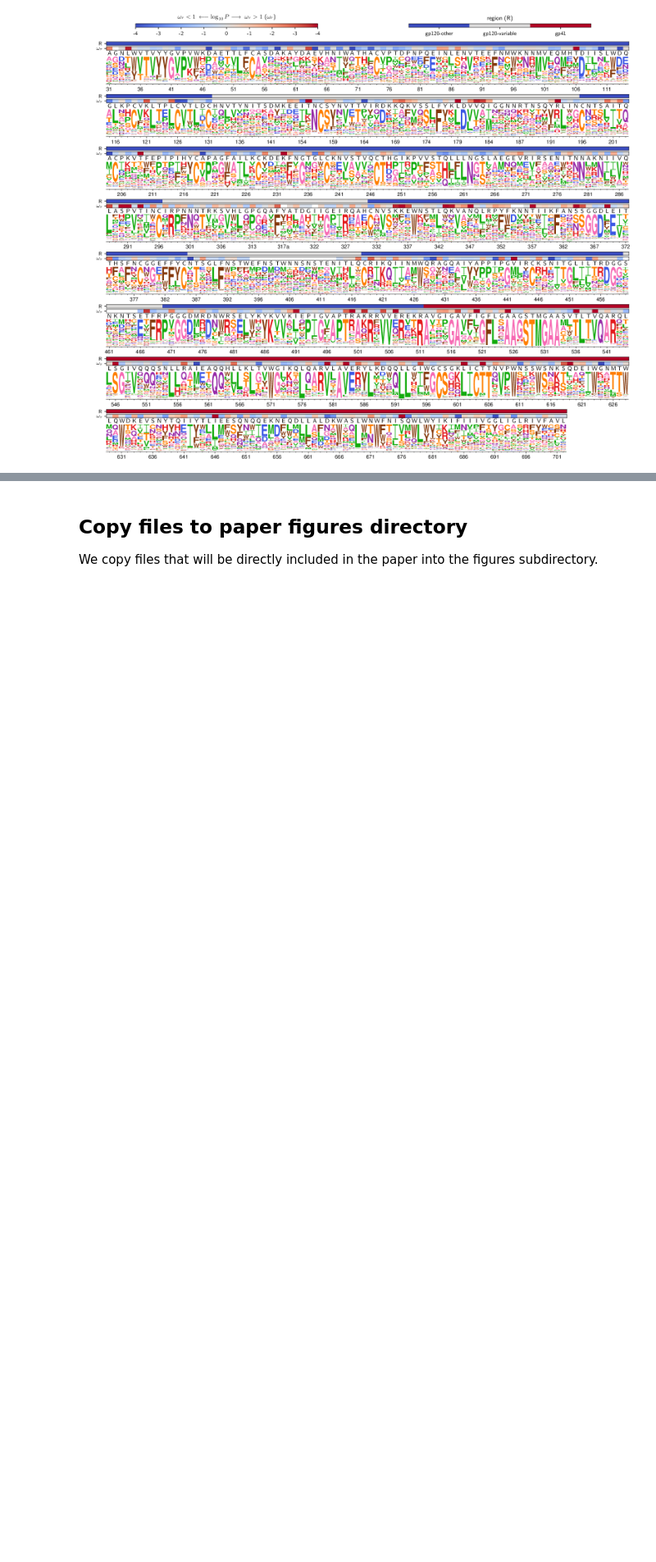
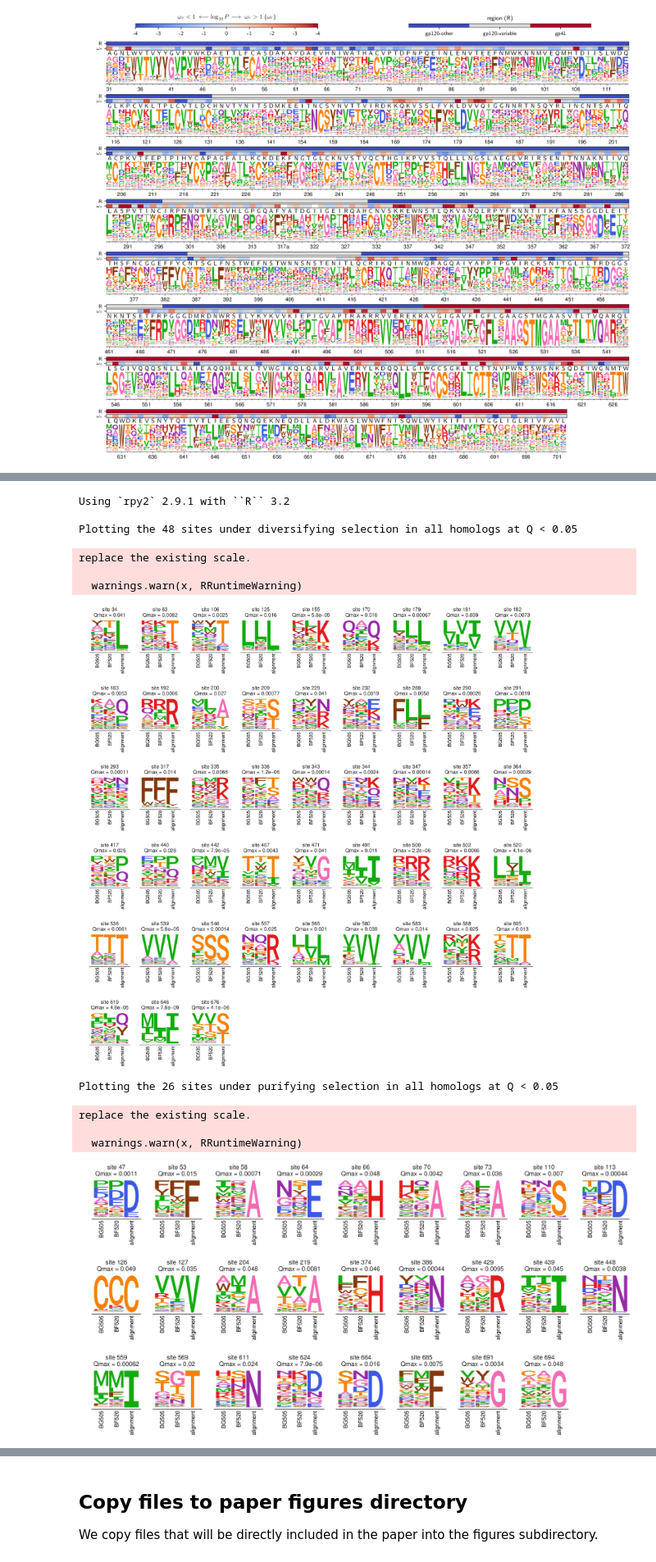
Before and after one commit to jbloomlab/EnvMutationalShiftsPaper, a Jupyter notebook: analysis_code/analysis_notebook.ipynb, the cells around one changed output, grey strips where cells are left out. Shown at 82% size. Saved outputs shown, nothing was run; the diff lists cells and outputs as text; code cells hidden in the pictures; blank space fills up the shorter version.

Commit message:
added supp figure showing logos for all sites of purifying selection

```diff
--- a/analysis_code/analysis_notebook.ipynb
+++ b/analysis_code/analysis_notebook.ipynb
@@ -1126,0 +1136,64 @@ Logo plot of rescaled average preferences for BF520
+# %%
+with warnings.catch_warnings():
+    warnings.simplefilter('ignore')
+    import dms_tools2.rplot
+    print(dms_tools2.rplot.versionInfo())
+
+# data frame of natural amino-acid freqs from alignment
+aafreqs = dms_tools2.prefs.aafreqsFromAlignment(alignmentfile, codon_to_aa=True)
+aafreqs['site'] = aafreqs['site'].astype('str') # pref sites are string
+
+# read re-scaled average prefs into dataframes
+pref_dfs = [pandas.read_csv(rescaled_prefsfiles[env + '-avg']).assign(stacklabel=env)
+        for env in homologs]
+
+# now get shared sites among alignment and prefs
+sharedsites = aafreqs['site']
+for df in pref_dfs:
+    sharedsites = numpy.intersect1d(sharedsites, df['site'])
+
+# merge prefs and alignment freqs, keeping shared sites
+logodata = pandas.concat(pref_dfs + [aafreqs.assign(stacklabel='alignment')])
+logodata = logodata[logodata['site'].isin(sharedsites)]
+
+# get sites significant for both homologs in same direction
+sigsites = omegabysite.groupby('site').agg(['min', 'max'])
+sigsites = sigsites[(sigsites['omega']['min'] > 1) == (sigsites['omega']['max'] > 1)]
+sigsites = sigsites[sigsites['Q']['max'] < qthreshold]
+
+selsiteplots = {}
+ncol = 9
+for (seltype, op) in [('diversifying', operator.gt), ('purifying', operator.lt)]:
+    selsites = sigsites[op(sigsites['omega']['max'], 1)]['Q']['max'].sort_values()
+    selsites.index = selsites.index.astype('str')
+    facetlabels = dict([(site, 'site {0}\nQmax = {1:.2g}'.format(site, q))
+            for (site, q) in selsites.iteritems()])
+    #print(facetlabels)
+    print("\nPlotting the {0} sites under {1} selection in all homologs at Q < {2}"
+            .format(len(selsites), seltype, qthreshold))
+    selsiteplots[seltype] = os.path.join(prefsdir, '{0}_selsites.pdf'.format(seltype))
+    dms_tools2.rplot.facetedGGSeqLogo(
+            logodata=(logodata[logodata['site'].isin(selsites.index)]
+                    .rename(columns={'site':'facetlabel'})
+                    .replace({'facetlabel':facetlabels})
+                    ),
+            letters=dms_tools2.AAS,
+            plotfile=selsiteplots[seltype],
+            width=1.8 * min(ncol, len(selsites)),
+            height=2.8 * math.ceil(len(selsites) / ncol),
+            ncol=ncol
+            )
+    showPDF(selsiteplots[seltype])
+# %% [output]
+Using `rpy2` 2.9.1 with ``R`` 3.2
+
+Plotting the 48 sites under diversifying selection in all homologs at Q < 0.05
+replace the existing scale.
+
+  warnings.warn(x, RRuntimeWarning)
+[figure, added]
+Plotting the 26 sites under purifying selection in all homologs at Q < 0.05
+replace the existing scale.
+
+  warnings.warn(x, RRuntimeWarning)
+[figure, added]
```
Also changed, not shown: parts of 6 cells of this notebook, 9 other files.
